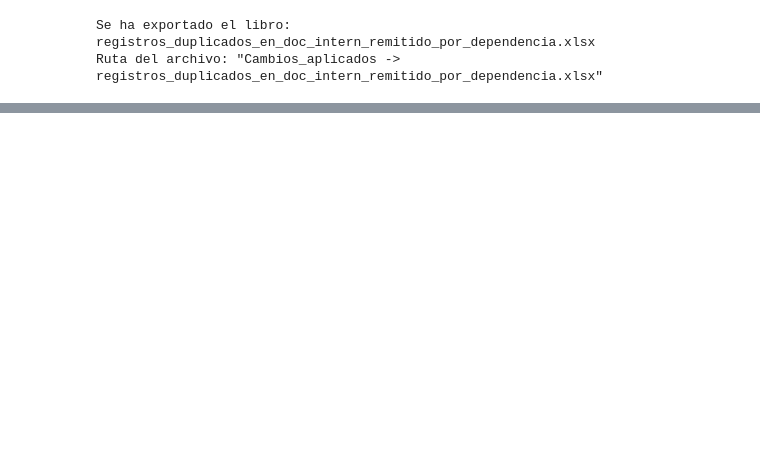
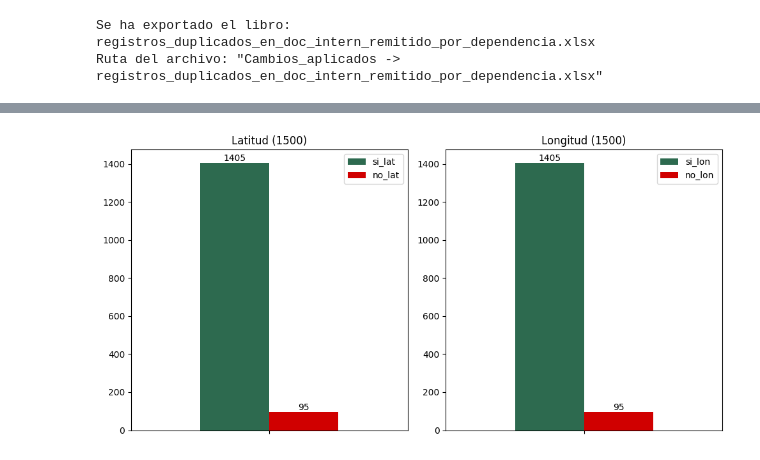
Before and after one commit to DavidItehua/compact_locs_ineg, a Jupyter notebook: main_primer_analisis.ipynb, the cells around one changed output, grey strips where cells are left out. Saved outputs shown, nothing was run; the diff lists cells and outputs as text; code cells hidden in the pictures; blank space fills up the shorter version.

```diff
--- a/main_primer_analisis.ipynb
+++ b/main_primer_analisis.ipynb
@@ -1532,0 +1658,56 @@ with open('./Cambios_aplicados/readme.txt', mode='w') as file:
+# %%
+lr_df_final = df_registros_unicos_no_en_contenedor.shape[0]
+si_lat = 0
+no_lat = 0
+si_lon = 0
+no_lon = 0
+for i in tqdm(range(0, lr_df_final)):
+  lat = df_registros_unicos_no_en_contenedor['Latitud*'].iloc[i]
+  lon = df_registros_unicos_no_en_contenedor['Longitud*'].iloc[i]
+
+  if "[NO LAT]" not in f'{lat}':
+    si_lat += 1
+  else:
+    no_lat += 1
+
+  if '[NO LONG]' not in f'{lon}':
+    si_lon += 1
+  else:
+    no_lon += 1
+# %%
+
+# Crear los dataframes
+data_lat = {"si_lat": [si_lat], 'no_lat':[no_lat]}
+data_lon = {'si_lon': [si_lon], 'no_lon': [no_lon]}
+estatus_lat = pd.DataFrame(data_lat)
+estatus_lon = pd.DataFrame(data_lon)
+
+# Crear la figura y los subplots
+fig, ax = plt.subplots(nrows=1, ncols=2, figsize=(10, 5))
+
+
+# Graficar cada dataframe en un subplot
+estatus_lat.plot(kind='bar', ax=ax[0], color={"si_lat": '#2d6a4f', "no_lat": "#d00000"})
+estatus_lon.plot(kind='bar', ax=ax[1], color={'si_lon': '#2d6a4f', 'no_lon':'#d00000'})
+
+# Eliminar las etiquetas del eje x en ambos subplots
+ax[0].set_xticklabels([])
+ax[1].set_xticklabels([])
+
+# Añadir los valores a las columnas subplot 0
+for x in ax[0].containers:
+  ax[0].bar_label(x)
+
+# Añadir los valores a las columnas subplot 1
+for r in ax[1].containers:
+  ax[1].bar_label(r)
+
+# Personalizar los subplots
+ax[0].set_title(f'Latitud ({si_lat + no_lat})')
+ax[1].set_title(f'Longitud ({si_lon + no_lon})')
+plt.tight_layout()
+
+# Mostrar el gráfico
+plt.show()
+# %% [output]
+[figure, added]
```
Also changed, not shown: parts of 33 cells of this notebook.
